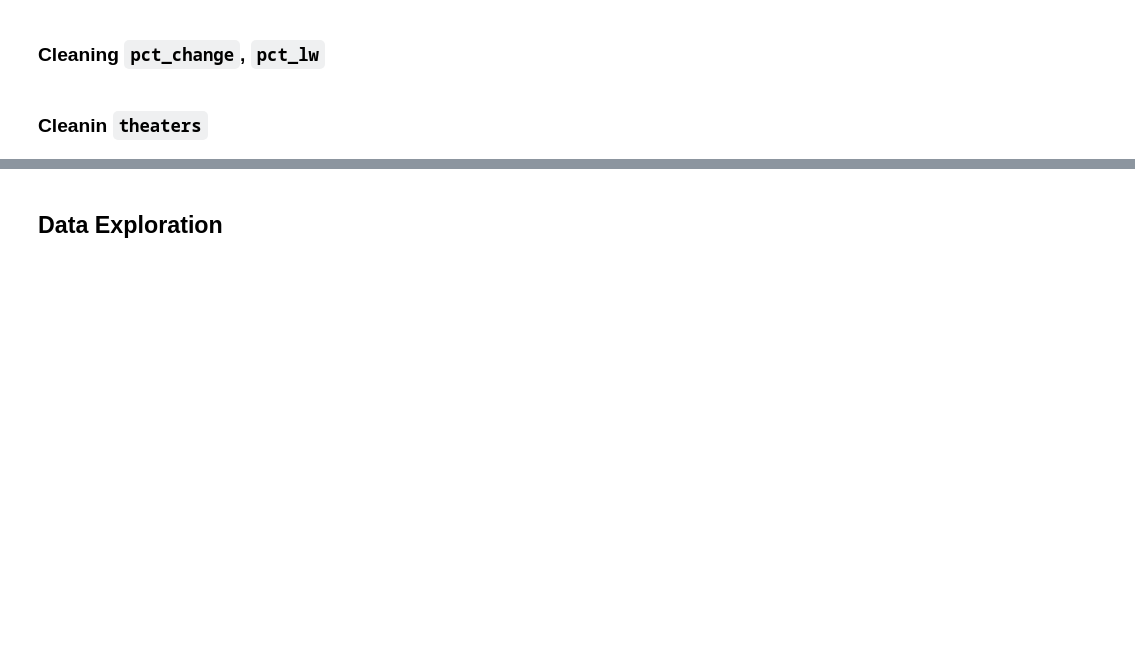
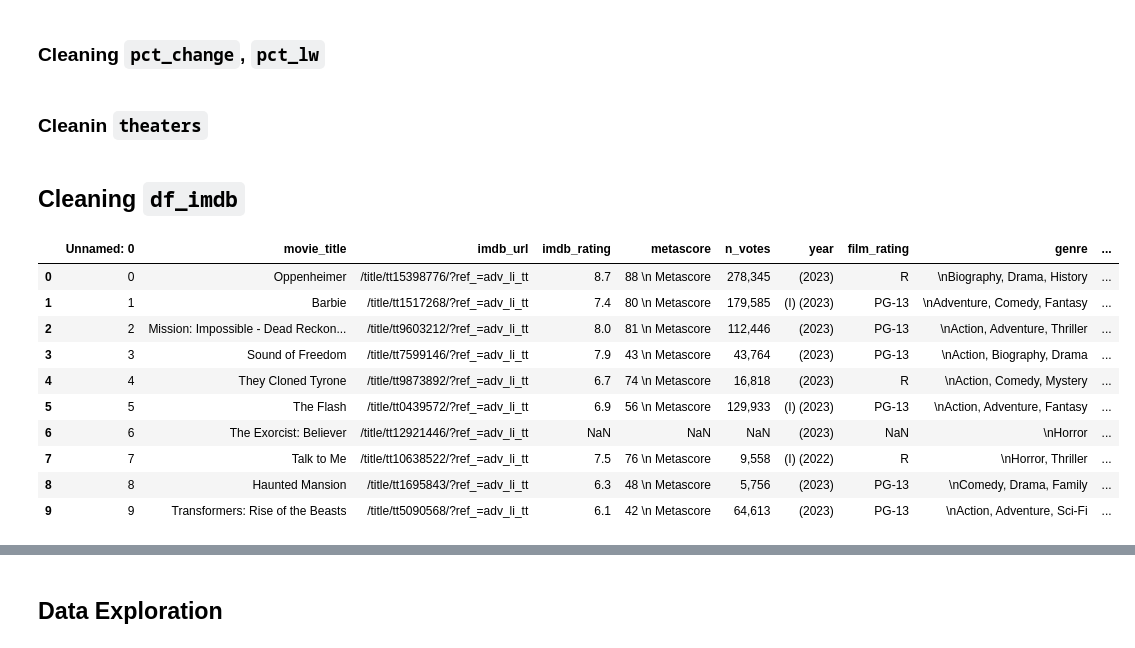
Before and after one commit to jossanna/box-office-dojo, a Jupyter notebook: 230716_the_numbers_data_wrangling.ipynb, the cells around one changed output, grey strips where cells are left out. Drawn from its saved outputs; the diff is of its cells as text; code cells hidden in the pictures; blank space fills up the shorter version.

Commit message:
Updated to include imdb data

```diff
--- a/230716_the_numbers_data_wrangling.ipynb
+++ b/230716_the_numbers_data_wrangling.ipynb
@@ -36,6 +37,7 @@ for file in files:
         df_country = pd.concat([df_country, pd.read_csv(path + '/' + file)])
 
 df_movies = pd.read_csv(path + '/' +'20230724_movie_list.csv')
+df_imdb = pd.read_csv(path + '/' + 'imdb.csv')
 # %%
 df_details
 # %% [output]
@@ -1467,3 +1465,19 @@ bo ['pct_lw'] = pd.to_numeric(bo['pct_lw'].str.replace('%', '', regex=False).str
 ### Cleanin `theaters`
 # %%
 bo['theaters'] = pd.to_numeric(bo['theaters'], errors='coerce', downcast='integer')
+# %% [markdown]
+## Cleaning `df_imdb`
+# %%
+df_imdb.head(10)
+# %% [output]
+|  | Unnamed: 0 | movie_title | imdb_url | imdb_rating | metascore | n_votes | year | film_rating | genre | ... |
+| 0 | 0 | Oppenheimer | /title/tt15398776/?ref_=adv_li_tt | 8.7 | 88 \n Metascore | 278,345 | (2023) | R | \nBiography, Drama, History | ... |
+| 1 | 1 | Barbie | /title/tt1517268/?ref_=adv_li_tt | 7.4 | 80 \n Metascore | 179,585 | (I) (2023) | PG-13 | \nAdventure, Comedy, Fantasy | ... |
+| 2 | 2 | Mission: Impossible - Dead Reckon... | /title/tt9603212/?ref_=adv_li_tt | 8.0 | 81 \n Metascore | 112,446 | (2023) | PG-13 | \nAction, Adventure, Thriller | ... |
+| 3 | 3 | Sound of Freedom | /title/tt7599146/?ref_=adv_li_tt | 7.9 | 43 \n Metascore | 43,764 | (2023) | PG-13 | \nAction, Biography, Drama | ... |
+| 4 | 4 | They Cloned Tyrone | /title/tt9873892/?ref_=adv_li_tt | 6.7 | 74 \n Metascore | 16,818 | (2023) | R | \nAction, Comedy, Mystery | ... |
+| 5 | 5 | The Flash | /title/tt0439572/?ref_=adv_li_tt | 6.9 | 56 \n Metascore | 129,933 | (I) (2023) | PG-13 | \nAction, Adventure, Fantasy | ... |
+| 6 | 6 | The Exorcist: Believer | /title/tt12921446/?ref_=adv_li_tt | NaN | NaN | NaN | (2023) | NaN | \nHorror | ... |
+| 7 | 7 | Talk to Me | /title/tt10638522/?ref_=adv_li_tt | 7.5 | 76 \n Metascore | 9,558 | (I) (2022) | R | \nHorror, Thriller | ... |
+| 8 | 8 | Haunted Mansion | /title/tt1695843/?ref_=adv_li_tt | 6.3 | 48 \n Metascore | 5,756 | (2023) | PG-13 | \nComedy, Drama, Family | ... |
+| 9 | 9 | Transformers: Rise of the Beasts | /title/tt5090568/?ref_=adv_li_tt | 6.1 | 42 \n Metascore | 64,613 | (2023) | PG-13 | \nAction, Adventure, Sci-Fi | ... |
```
Also changed, not shown: parts of 58 cells of this notebook, 6 other files.
